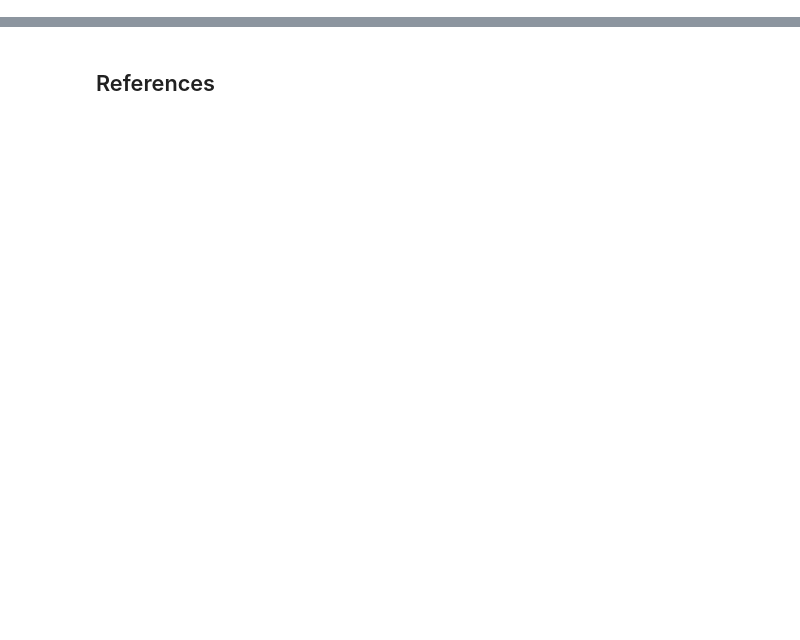
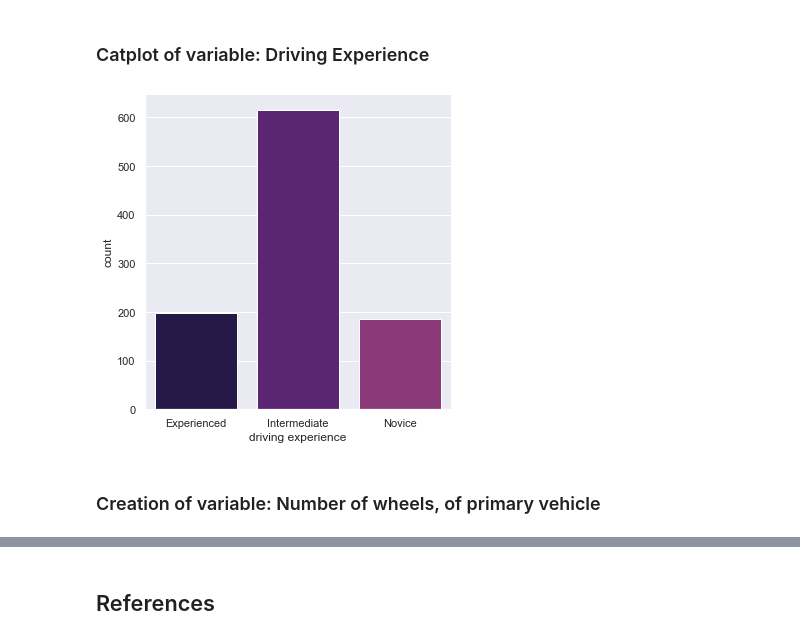
Before and after one commit to Lennyc123/pda-project, a Jupyter notebook: Programming for Data Analysis - Project 2020, by Leonard Curtin.ipynb, the cells around one changed output, grey strips where cells are left out. Cells and saved outputs as stored; diff of their text form; code cells hidden in the pictures; blank space fills up the shorter version.

```diff
--- a/Programming for Data Analysis - Project 2020, by Leonard Curtin.ipynb
+++ b/Programming for Data Analysis - Project 2020, by Leonard Curtin.ipynb
@@ -172,0 +269,5 @@ The causes of motor vehicle collisions are complex, but broadly depend on charac
+# %%
+# Addition of new categorical data relativve to years driving experience
+# Each participant is assigned a category based on their number of years driving experience
+# Either Novice, Intermediate  or Experienced
+df['driving experience'] = np.where(df['years of driving'] > 20, 'Experienced', (np.where(df['years of driving'] <2, 'Novice', 'Intermediate')))
@@ -172,0 +291,8 @@ The causes of motor vehicle collisions are complex, but broadly depend on charac
+# %% [markdown]
+### Catplot of variable: Driving Experience
+# %%
+sns.catplot(x=df['driving experience'], kind="count", data=df);
+# %% [output]
+[figure, added]
+# %% [markdown]
+### Creation of variable: Number of wheels, of primary vehicle
```
Also changed, not shown: parts of 123 cells of this notebook.
